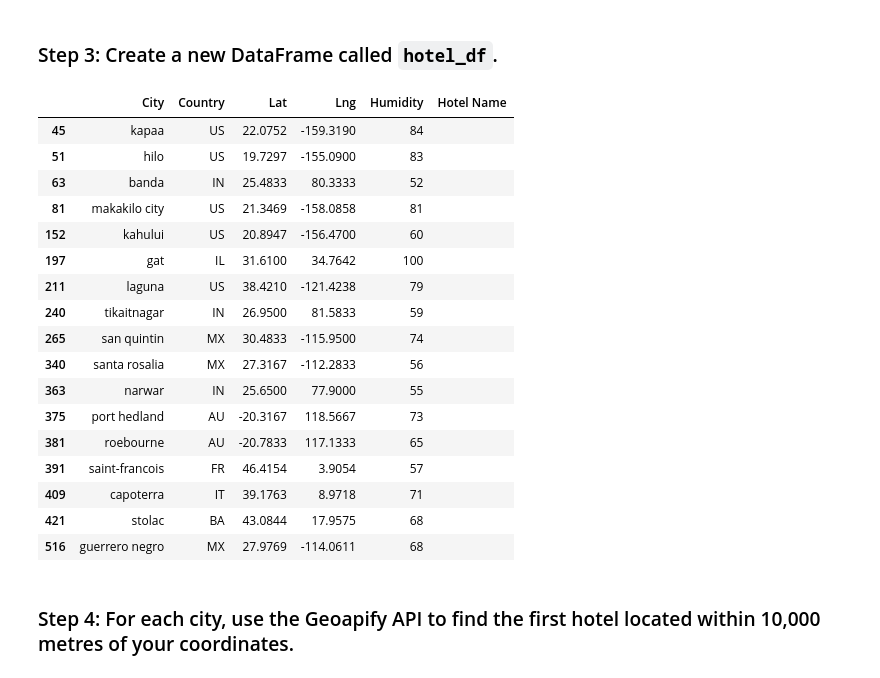
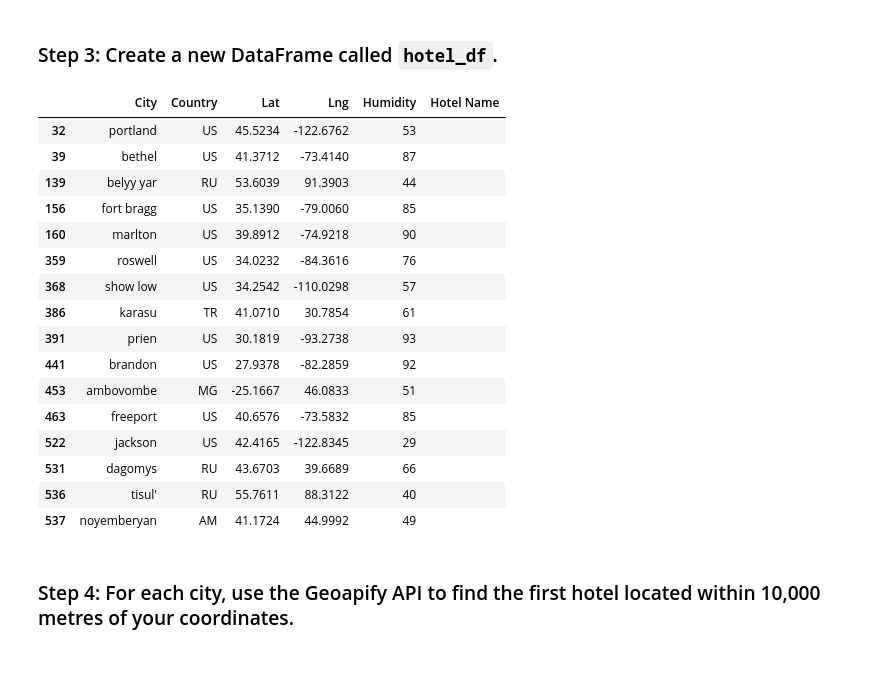
Before and after one commit to Lydia12138/python-api-challenge, a Jupyter notebook: VacationPy.ipynb, the cells around one changed output. Drawn from its saved outputs; the diff is of its cells as text; code cells hidden in the pictures.

```diff
--- a/VacationPy.ipynb
+++ b/VacationPy.ipynb
@@ -35,11 +51,14 @@ city_data_df.head()
 ### Step 2: Narrow down the `city_data_df` DataFrame to find your ideal weather condition
 # %%
 # Narrow down cities that fit criteria and drop any results with null values
-# YOUR CODE HERE
+weather_filtered_df = city_data_df.loc[(city_data_df["Max_Temp"] < 27)
+                                       & (city_data_df["Max_Temp"] > 21)
+                                       & (city_data_df["Cloudiness"] == 0)
+                                       & (city_data_df["Wind_Speed"] < 4.5)]
 
 # Drop any rows with null values
-# YOUR CODE HERE
+weather_filtered_df = weather_filtered_df.dropna()
 
 # Display sample data
-# YOUR CODE HERE
+weather_filtered_df
 # %% [output]
@@ -65,32 +83,31 @@ city_data_df.head()
 ### Step 3: Create a new DataFrame called `hotel_df`.
 # %%
 # Use the Pandas copy function to create DataFrame called hotel_df to store the city, country, coordinates, and humidity
-# YOUR CODE HERE
+hotel_df = weather_filtered_df[["City", "Country", "Lat", "Lng", "Humidity"]].copy()
 
 # Add an empty column, "Hotel Name," to the DataFrame so you can store the hotel found using the Geoapify API
-# YOUR CODE HERE
+hotel_df["Hotel Name"] = ""
 
 # Display sample data
-# YOUR CODE HERE
+hotel_df
 # %% [output]
 |  | City | Country | Lat | Lng | Humidity | Hotel Name |
-| 45 | kapaa | US | 22.0752 | -159.3190 | 84 |  |
-| 51 | hilo | US | 19.7297 | -155.0900 | 83 |  |
-| 63 | banda | IN | 25.4833 | 80.3333 | 52 |  |
-| 81 | makakilo city | US | 21.3469 | -158.0858 | 81 |  |
-| 152 | kahului | US | 20.8947 | -156.4700 | 60 |  |
-| 197 | gat | IL | 31.6100 | 34.7642 | 100 |  |
-| 211 | laguna | US | 38.4210 | -121.4238 | 79 |  |
-| 240 | tikaitnagar | IN | 26.9500 | 81.5833 | 59 |  |
-| 265 | san quintin | MX | 30.4833 | -115.9500 | 74 |  |
-| 340 | santa rosalia | MX | 27.3167 | -112.2833 | 56 |  |
-| 363 | narwar | IN | 25.6500 | 77.9000 | 55 |  |
-| 375 | port hedland | AU | -20.3167 | 118.5667 | 73 |  |
-| 381 | roebourne | AU | -20.7833 | 117.1333 | 65 |  |
-| 391 | saint-francois | FR | 46.4154 | 3.9054 | 57 |  |
-| 409 | capoterra | IT | 39.1763 | 8.9718 | 71 |  |
-| 421 | stolac | BA | 43.0844 | 17.9575 | 68 |  |
-| 516 | guerrero negro | MX | 27.9769 | -114.0611 | 68 |  |
+| 32 | portland | US | 45.5234 | -122.6762 | 53 |  |
+| 39 | bethel | US | 41.3712 | -73.4140 | 87 |  |
+| 139 | belyy yar | RU | 53.6039 | 91.3903 | 44 |  |
+| 156 | fort bragg | US | 35.1390 | -79.0060 | 85 |  |
+| 160 | marlton | US | 39.8912 | -74.9218 | 90 |  |
+| 359 | roswell | US | 34.0232 | -84.3616 | 76 |  |
+| 368 | show low | US | 34.2542 | -110.0298 | 57 |  |
+| 386 | karasu | TR | 41.0710 | 30.7854 | 61 |  |
+| 391 | prien | US | 30.1819 | -93.2738 | 93 |  |
+| 441 | brandon | US | 27.9378 | -82.2859 | 92 |  |
+| 453 | ambovombe | MG | -25.1667 | 46.0833 | 51 |  |
+| 463 | freeport | US | 40.6576 | -73.5832 | 85 |  |
+| 522 | jackson | US | 42.4165 | -122.8345 | 29 |  |
+| 531 | dagomys | RU | 43.6703 | 39.6689 | 66 |  |
+| 536 | tisul' | RU | 55.7611 | 88.3122 | 40 |  |
+| 537 | noyemberyan | AM | 41.1724 | 44.9992 | 49 |  |
 # %% [markdown]
 ### Step 4: For each city, use the Geoapify API to find the first hotel located within 10,000 metres of your coordinates.
 # %%
```
Also changed, not shown: parts of 7 cells of this notebook.
